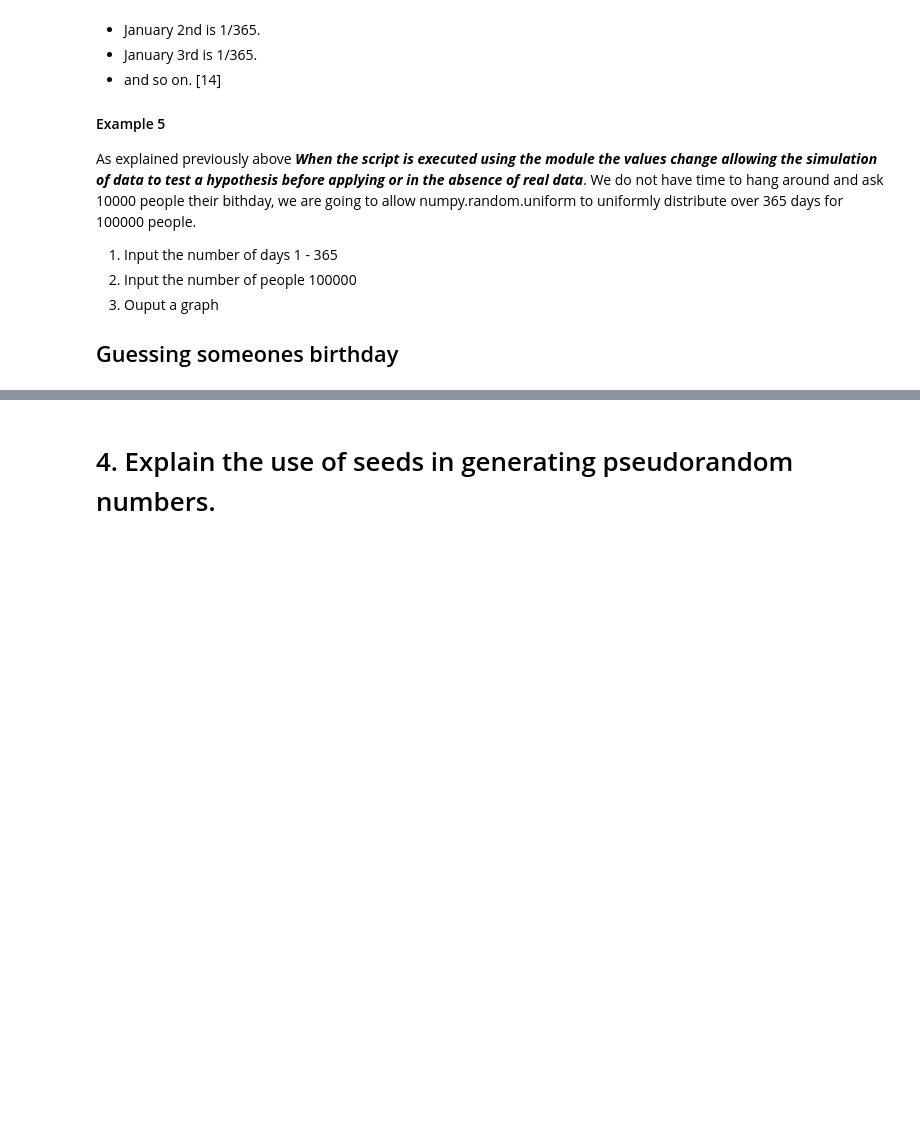
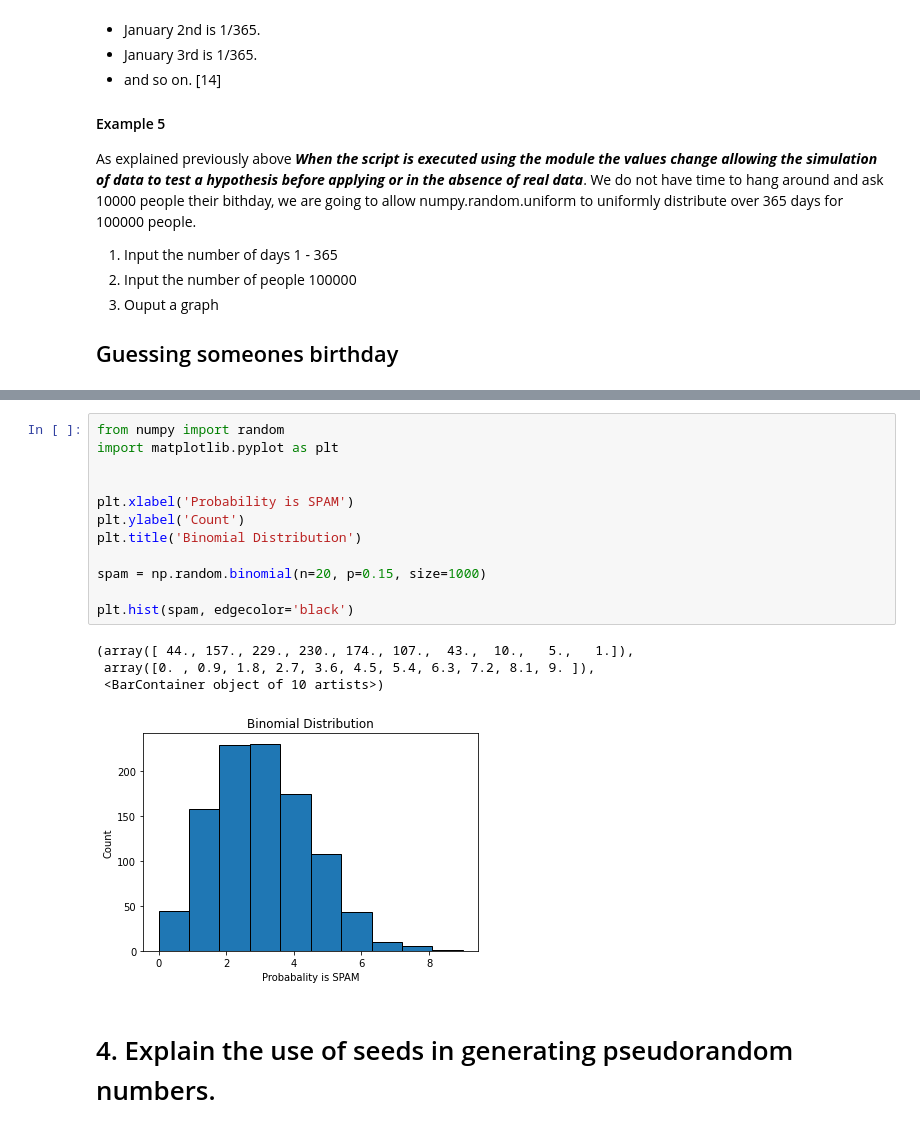
Before and after one commit to DPR-droid/2021_11_Programming-for-Data-Analysis-Assignment-2021, a Jupyter notebook: numpy-random.ipynb, the cells around one changed output, grey strips where cells are left out. Drawn from its saved outputs; the diff is of its cells as text; blank space fills up the shorter version.

```diff
--- a/numpy-random.ipynb
+++ b/numpy-random.ipynb
@@ -376,3 +407,20 @@ plt.hist(s)
+# %%
+from numpy import random
+import matplotlib.pyplot as plt
+
+
+plt.xlabel('Probability is SPAM')
+plt.ylabel('Count')
+plt.title('Binomial Distribution')
+
+spam = np.random.binomial(n=20, p=0.15, size=1000)
+
+plt.hist(spam, edgecolor='black')
+# %% [output]
+(array([ 44., 157., 229., 230., 174., 107.,  43.,  10.,   5.,   1.]),
+ array([0. , 0.9, 1.8, 2.7, 3.6, 4.5, 5.4, 6.3, 7.2, 8.1, 9. ]),
+ <BarContainer object of 10 artists>)
+[figure, added]
 # %% [markdown]
 # 4. Explain the use of seeds in generating pseudorandom numbers.
 # %% [markdown]
```
Also changed, not shown: parts of 12 cells of this notebook, 1 other file.
